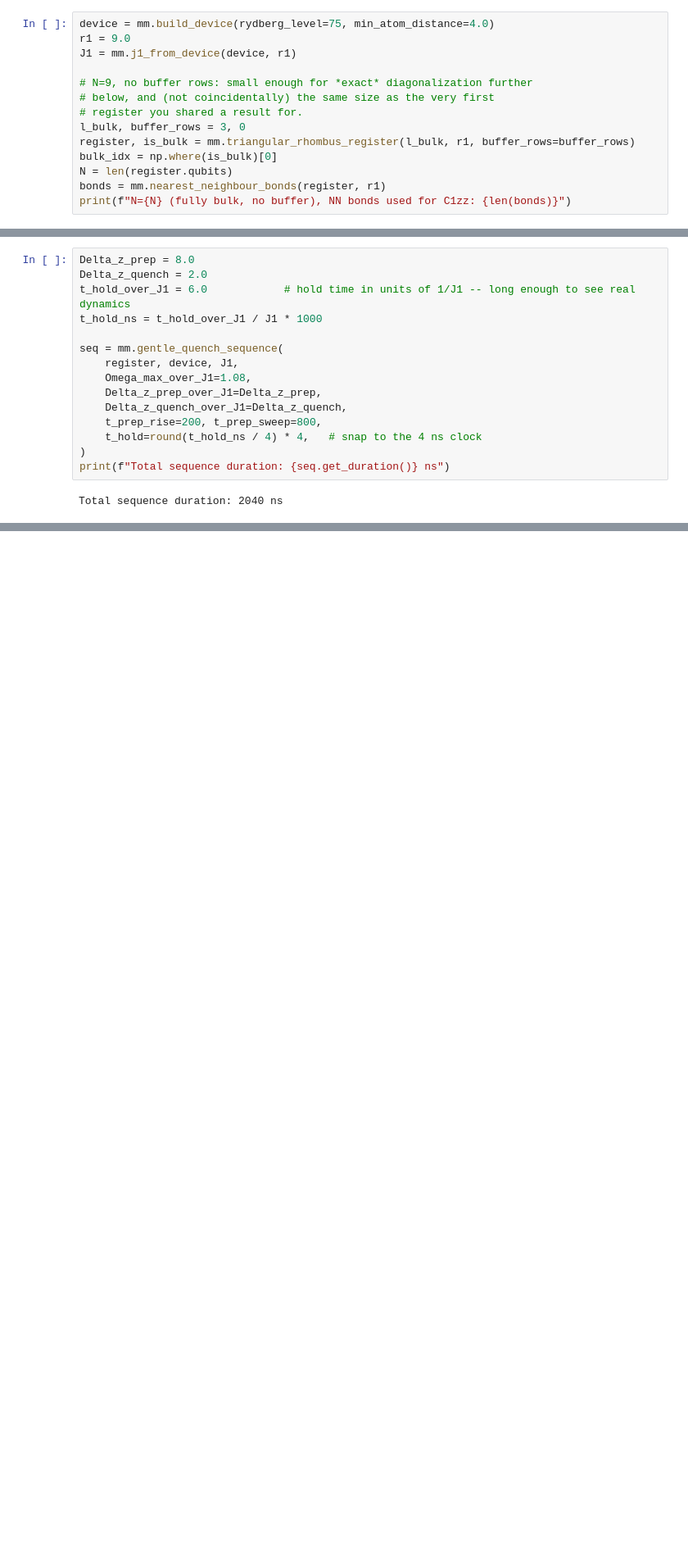
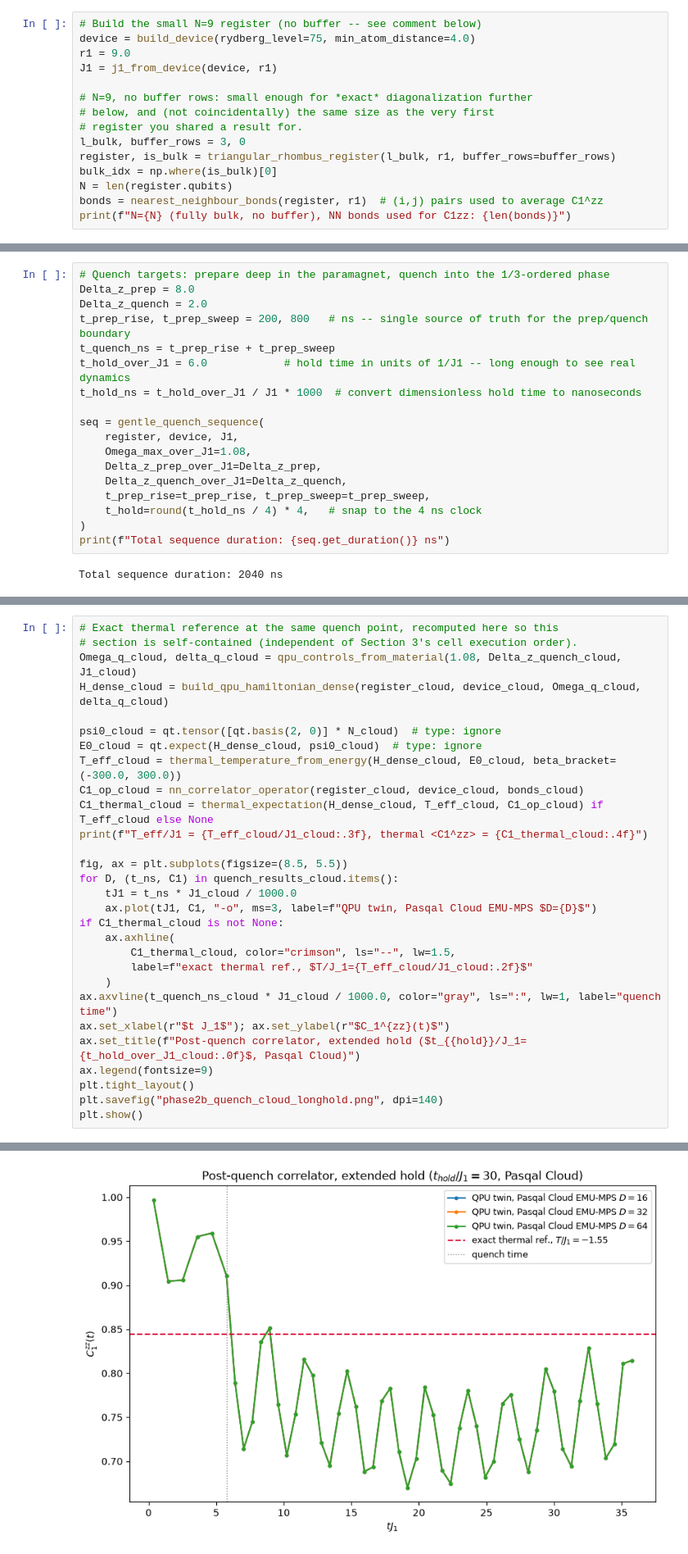
Before and after one commit to oyewodayo/tmmggao4_quantum_twin, a Jupyter notebook: notebooks/03_phase2b_quench_thermalization.ipynb, the cells around one changed output, grey strips where cells are left out. Shown at 82% size. Saved outputs shown, nothing was run; the diff lists cells and outputs as text; blank space fills up the shorter version.

```diff
--- a/notebooks/03_phase2b_quench_thermalization.ipynb
+++ b/notebooks/03_phase2b_quench_thermalization.ipynb
@@ -42,16 +586,17 @@ np.set_printoptions(precision=3, suppress=True)
 # %%
-device = mm.build_device(rydberg_level=75, min_atom_distance=4.0)
+# Build the small N=9 register (no buffer -- see comment below)
+device = build_device(rydberg_level=75, min_atom_distance=4.0)
 r1 = 9.0
-J1 = mm.j1_from_device(device, r1)
+J1 = j1_from_device(device, r1)
 
 # N=9, no buffer rows: small enough for *exact* diagonalization further
 # below, and (not coincidentally) the same size as the very first
 # register you shared a result for.
 l_bulk, buffer_rows = 3, 0
-register, is_bulk = mm.triangular_rhombus_register(l_bulk, r1, buffer_rows=buffer_rows)
+register, is_bulk = triangular_rhombus_register(l_bulk, r1, buffer_rows=buffer_rows)
 bulk_idx = np.where(is_bulk)[0]
 N = len(register.qubits)
-bonds = mm.nearest_neighbour_bonds(register, r1)
+bonds = nearest_neighbour_bonds(register, r1)  # (i,j) pairs used to average C1^zz
 print(f"N={N} (fully bulk, no buffer), NN bonds used for C1zz: {len(bonds)}")
 # %% [output]
 N=9 (fully bulk, no buffer), NN bonds used for C1zz: 16
@@ -65,15 +610,18 @@ several `1/J1` timescales.
 # %%
+# Quench targets: prepare deep in the paramagnet, quench into the 1/3-ordered phase
 Delta_z_prep = 8.0
 Delta_z_quench = 2.0
+t_prep_rise, t_prep_sweep = 200, 800   # ns -- single source of truth for the prep/quench boundary
+t_quench_ns = t_prep_rise + t_prep_sweep
 t_hold_over_J1 = 6.0            # hold time in units of 1/J1 -- long enough to see real dynamics
-t_hold_ns = t_hold_over_J1 / J1 * 1000
+t_hold_ns = t_hold_over_J1 / J1 * 1000  # convert dimensionless hold time to nanoseconds
 
-seq = mm.gentle_quench_sequence(
+seq = gentle_quench_sequence(
     register, device, J1,
     Omega_max_over_J1=1.08,
     Delta_z_prep_over_J1=Delta_z_prep,
     Delta_z_quench_over_J1=Delta_z_quench,
-    t_prep_rise=200, t_prep_sweep=800,
+    t_prep_rise=t_prep_rise, t_prep_sweep=t_prep_sweep,
     t_hold=round(t_hold_ns / 4) * 4,   # snap to the 4 ns clock
 )
 print(f"Total sequence duration: {seq.get_duration()} ns")
@@ -222,0 +922,30 @@ geometry (N=9 here has no buffer, N=100 in the paper does).
+# %%
+# Exact thermal reference at the same quench point, recomputed here so this
+# section is self-contained (independent of Section 3's cell execution order).
+Omega_q_cloud, delta_q_cloud = qpu_controls_from_material(1.08, Delta_z_quench_cloud, J1_cloud)
+H_dense_cloud = build_qpu_hamiltonian_dense(register_cloud, device_cloud, Omega_q_cloud, delta_q_cloud)
+
+psi0_cloud = qt.tensor([qt.basis(2, 0)] * N_cloud)  # type: ignore
+E0_cloud = qt.expect(H_dense_cloud, psi0_cloud)  # type: ignore
+T_eff_cloud = thermal_temperature_from_energy(H_dense_cloud, E0_cloud, beta_bracket=(-300.0, 300.0))
+C1_op_cloud = nn_correlator_operator(register_cloud, device_cloud, bonds_cloud)
+C1_thermal_cloud = thermal_expectation(H_dense_cloud, T_eff_cloud, C1_op_cloud) if T_eff_cloud else None
+print(f"T_eff/J1 = {T_eff_cloud/J1_cloud:.3f}, thermal <C1^zz> = {C1_thermal_cloud:.4f}")
+
+fig, ax = plt.subplots(figsize=(8.5, 5.5))
+for D, (t_ns, C1) in quench_results_cloud.items():
+    tJ1 = t_ns * J1_cloud / 1000.0
+    ax.plot(tJ1, C1, "-o", ms=3, label=f"QPU twin, Pasqal Cloud EMU-MPS $D={D}$")
+if C1_thermal_cloud is not None:
+    ax.axhline(
+        C1_thermal_cloud, color="crimson", ls="--", lw=1.5,
+        label=f"exact thermal ref., $T/J_1={T_eff_cloud/J1_cloud:.2f}$"
+    )
+ax.axvline(t_quench_ns_cloud * J1_cloud / 1000.0, color="gray", ls=":", lw=1, label="quench time")
+ax.set_xlabel(r"$t J_1$"); ax.set_ylabel(r"$C_1^{zz}(t)$")
+ax.set_title(f"Post-quench correlator, extended hold ($t_{{hold}}/J_1={t_hold_over_J1_cloud:.0f}$, Pasqal Cloud)")
+ax.legend(fontsize=9)
+plt.tight_layout()
+plt.savefig("phase2b_quench_cloud_longhold.png", dpi=140)
+plt.show()
+# %% [output]
@@ -222,0 +953 @@ geometry (N=9 here has no buffer, N=100 in the paper does).
+[figure, added]
```
Also changed, not shown: parts of 14 cells of this notebook, 22 other files.
